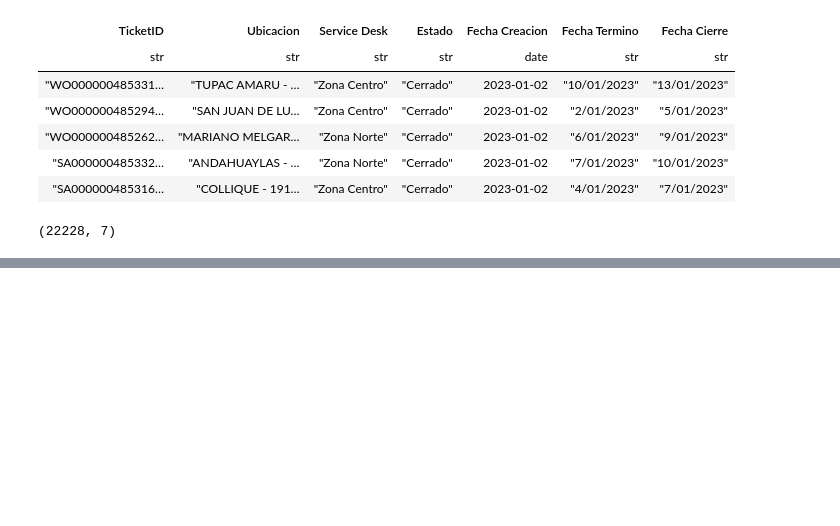
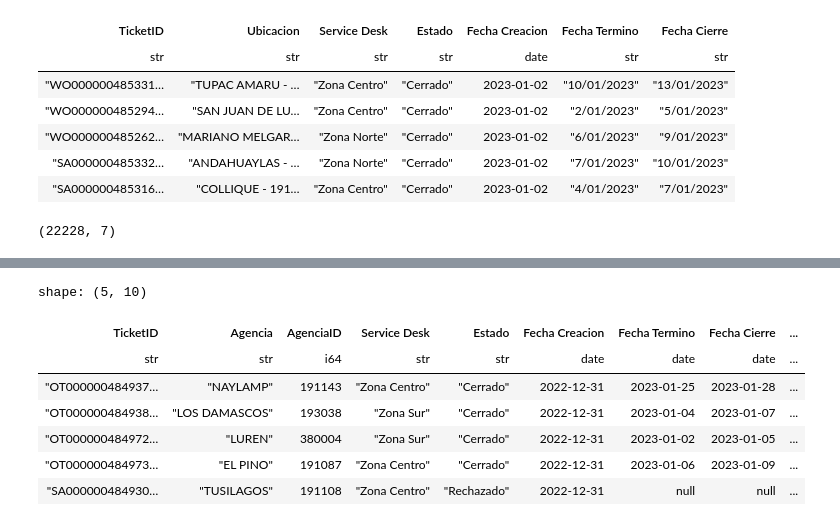
Before and after one commit to juandiego2024/Python-for-ETL-Juan-Diego, a Jupyter notebook: Entregable/Entregable.ipynb, the cells around one changed output, grey strips where cells are left out. Drawn from its saved outputs; the diff is of its cells as text; code cells hidden in the pictures; blank space fills up the shorter version.

Commit message:
Resultado esperado de base tickets

```diff
--- a/Entregable/Entregable.ipynb
+++ b/Entregable/Entregable.ipynb
@@ -129,3 +129,19 @@ shape: (22_215, 9)
 | "WO000000573872… | "PISCO" | 470000 | "Zona Sur" | "En curso" | 2023-10-29 | null | null | ... |
 | "WO000000573872… | "NACIONES UNIDA… | 191084 | "Zona Centro" | "En curso" | 2023-10-29 | null | null | ... |
 | "WO000000573872… | "NACIONES UNIDA… | 191084 | "Zona Centro" | "En curso" | 2023-10-29 | null | null | ... |
+# %%
+#Creando columna dias cierre
+Tickets = Tickets.with_columns(
+    (pl.col('Fecha Real Fin') - pl.col('Fecha Creacion')).dt.total_days().alias('Dias Cierre')
+)
+# %%
+Tickets.head(5)
+# %% [output]
+shape: (5, 10)
+| TicketID | Agencia | AgenciaID | Service Desk | Estado | Fecha Creacion | Fecha Termino | Fecha Cierre | ... |
+| str | str | i64 | str | str | date | date | date | ... |
+| "OT000000484937… | "NAYLAMP" | 191143 | "Zona Centro" | "Cerrado" | 2022-12-31 | 2023-01-25 | 2023-01-28 | ... |
+| "OT000000484938… | "LOS DAMASCOS" | 193038 | "Zona Sur" | "Cerrado" | 2022-12-31 | 2023-01-04 | 2023-01-07 | ... |
+| "OT000000484972… | "LUREN" | 380004 | "Zona Sur" | "Cerrado" | 2022-12-31 | 2023-01-02 | 2023-01-05 | ... |
+| "OT000000484973… | "EL PINO" | 191087 | "Zona Centro" | "Cerrado" | 2022-12-31 | 2023-01-06 | 2023-01-09 | ... |
+| "SA000000484930… | "TUSILAGOS" | 191108 | "Zona Centro" | "Rechazado" | 2022-12-31 | null | null | ... |
```
Also changed, not shown: parts of 2 cells of this notebook.
